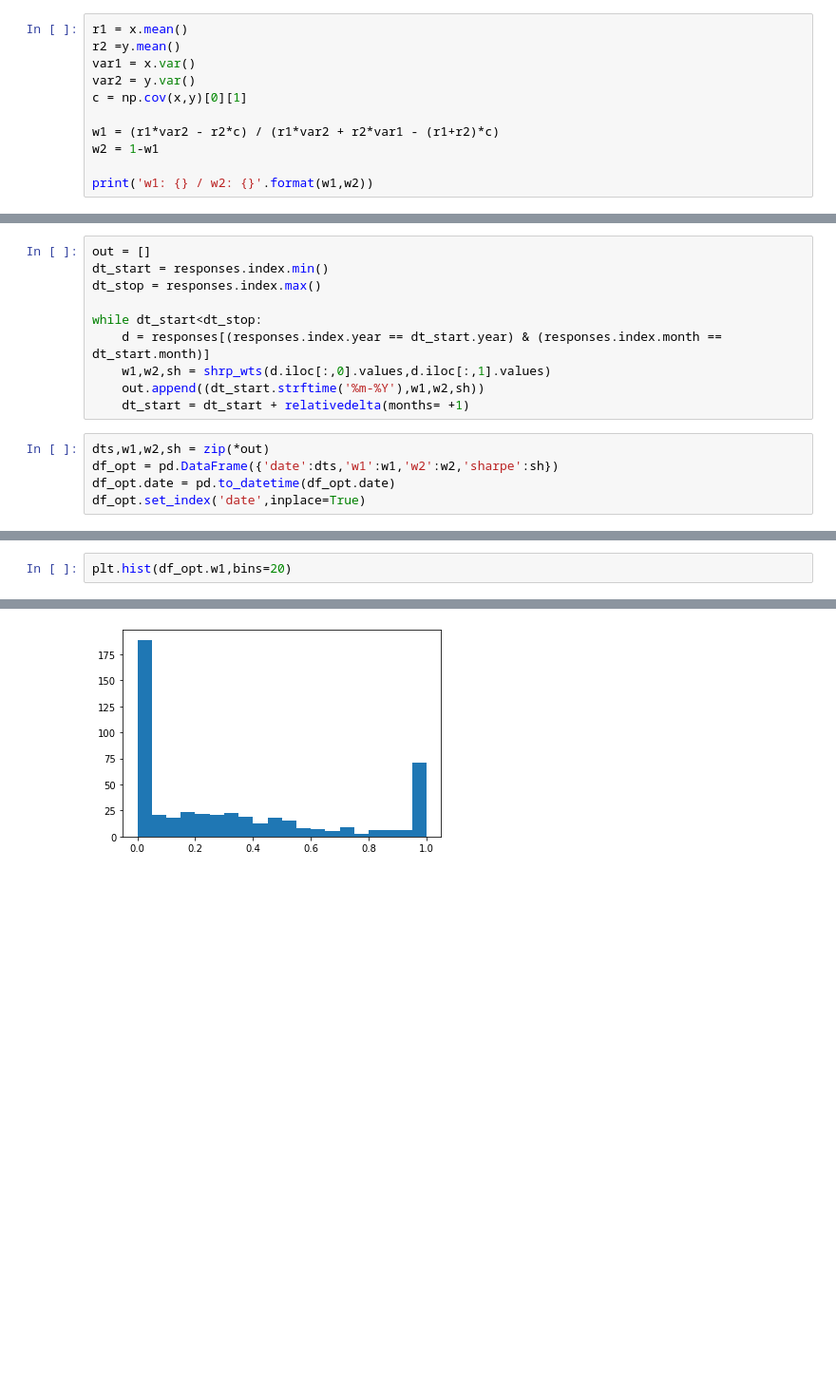
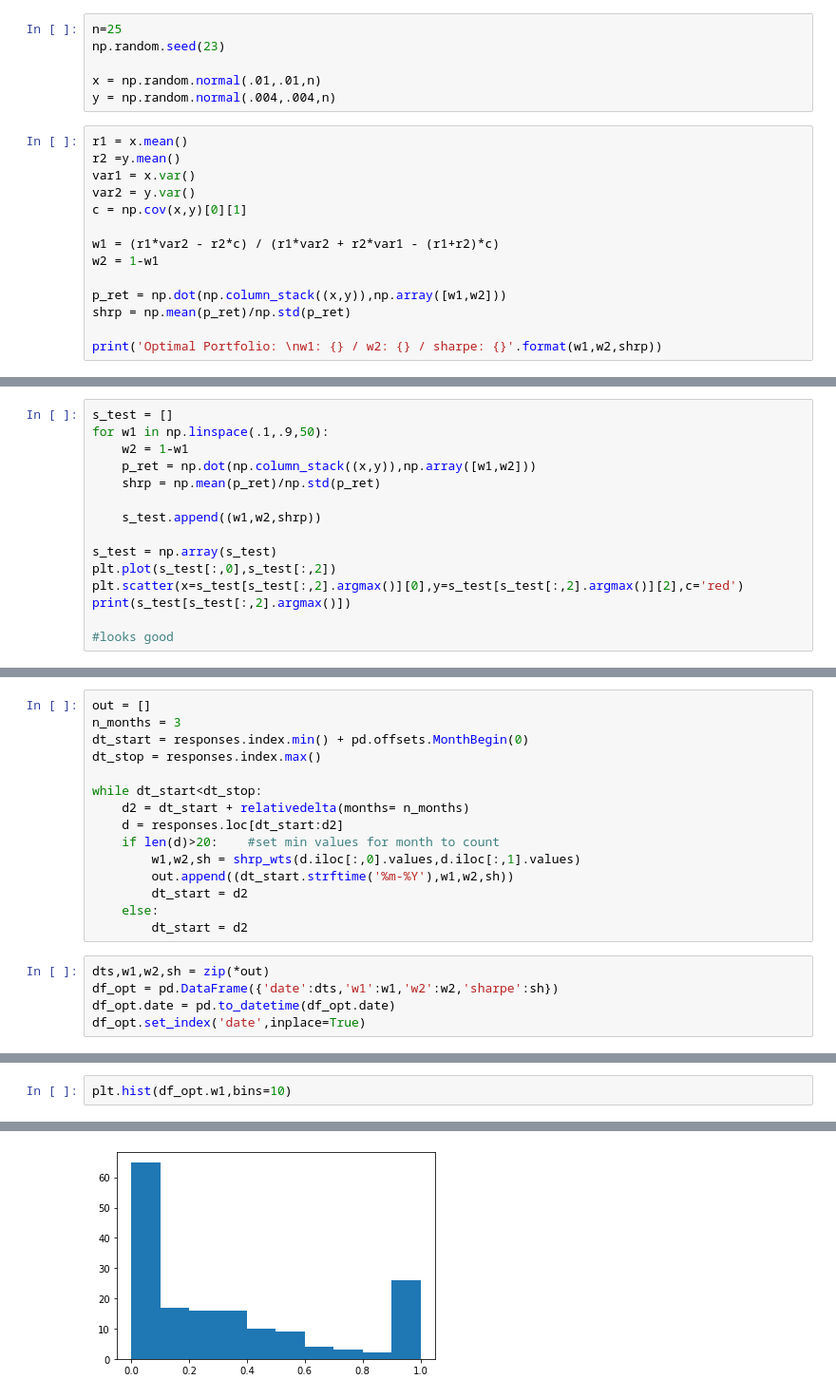
Before and after one commit to mkosik89/Springboard, a Jupyter notebook: Capstone_2/Data/EDA.ipynb, the cells around one changed output, grey strips where cells are left out. Shown at 95% size. Drawn from its saved outputs; the diff is of its cells as text; blank space fills up the shorter version.

```diff
--- a/Capstone_2/Data/EDA.ipynb
+++ b/Capstone_2/Data/EDA.ipynb
@@ -90,3 +128,9 @@ y = r[:,1]
+# %%
+n=25
+np.random.seed(23)
+
+x = np.random.normal(.01,.01,n)
+y = np.random.normal(.004,.004,n)
 # %%
 r1 = x.mean()
 r2 =y.mean()
@@ -97,5 +141,8 @@ c = np.cov(x,y)[0][1]
 w1 = (r1*var2 - r2*c) / (r1*var2 + r2*var1 - (r1+r2)*c)
 w2 = 1-w1
 
-print('w1: {} / w2: {}'.format(w1,w2))
+p_ret = np.dot(np.column_stack((x,y)),np.array([w1,w2]))
+shrp = np.mean(p_ret)/np.std(p_ret)
+
+print('Optimal Portfolio: \nw1: {} / w2: {} / sharpe: {}'.format(w1,w2,shrp))
 # %% [output]
@@ -102,0 +151,15 @@ w1: 0.6584710840936491 / w2: 0.3415289159063509
+# %%
+s_test = []
+for w1 in np.linspace(.1,.9,50):
+    w2 = 1-w1
+    p_ret = np.dot(np.column_stack((x,y)),np.array([w1,w2]))
+    shrp = np.mean(p_ret)/np.std(p_ret)
+
+    s_test.append((w1,w2,shrp))
+
+s_test = np.array(s_test)
+plt.plot(s_test[:,0],s_test[:,2])
+plt.scatter(x=s_test[s_test[:,2].argmax()][0],y=s_test[s_test[:,2].argmax()][2],c='red')
+print(s_test[s_test[:,2].argmax()])
+
+#looks good
@@ -146,13 +197,18 @@ for y in list(responses.index.year.unique()):
 # %%
 out = []
-dt_start = responses.index.min()
+n_months = 3
+dt_start = responses.index.min() + pd.offsets.MonthBegin(0)
 dt_stop = responses.index.max()
 
 while dt_start<dt_stop:
-    d = responses[(responses.index.year == dt_start.year) & (responses.index.month == dt_start.month)]
-    w1,w2,sh = shrp_wts(d.iloc[:,0].values,d.iloc[:,1].values)
-    out.append((dt_start.strftime('%m-%Y'),w1,w2,sh))
-    dt_start = dt_start + relativedelta(months= +1)
+    d2 = dt_start + relativedelta(months= n_months)
+    d = responses.loc[dt_start:d2]
+    if len(d)>20:    #set min values for month to count
+        w1,w2,sh = shrp_wts(d.iloc[:,0].values,d.iloc[:,1].values)
+        out.append((dt_start.strftime('%m-%Y'),w1,w2,sh))
+        dt_start = d2
+    else:
+        dt_start = d2
 # %%
 dts,w1,w2,sh = zip(*out)
 df_opt = pd.DataFrame({'date':dts,'w1':w1,'w2':w2,'sharpe':sh})
@@ -183,3 +234,3 @@ df_opt.describe()
 # %%
-plt.hist(df_opt.w1,bins=20)
+plt.hist(df_opt.w1,bins=10)
 # %% [output]
@@ -191 +240 @@ plt.hist(df_opt.w1,bins=20)
-[figure, old version]
+[figure, new version]
```
Also changed, not shown: parts of 45 cells of this notebook.
